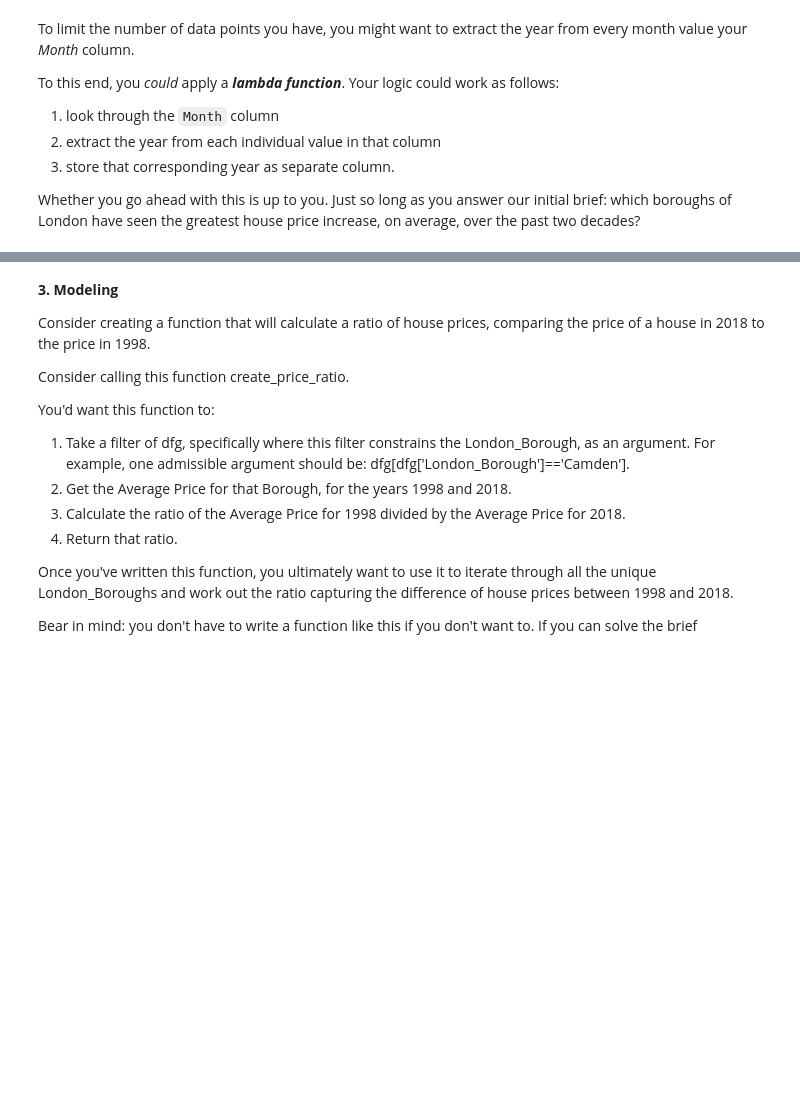
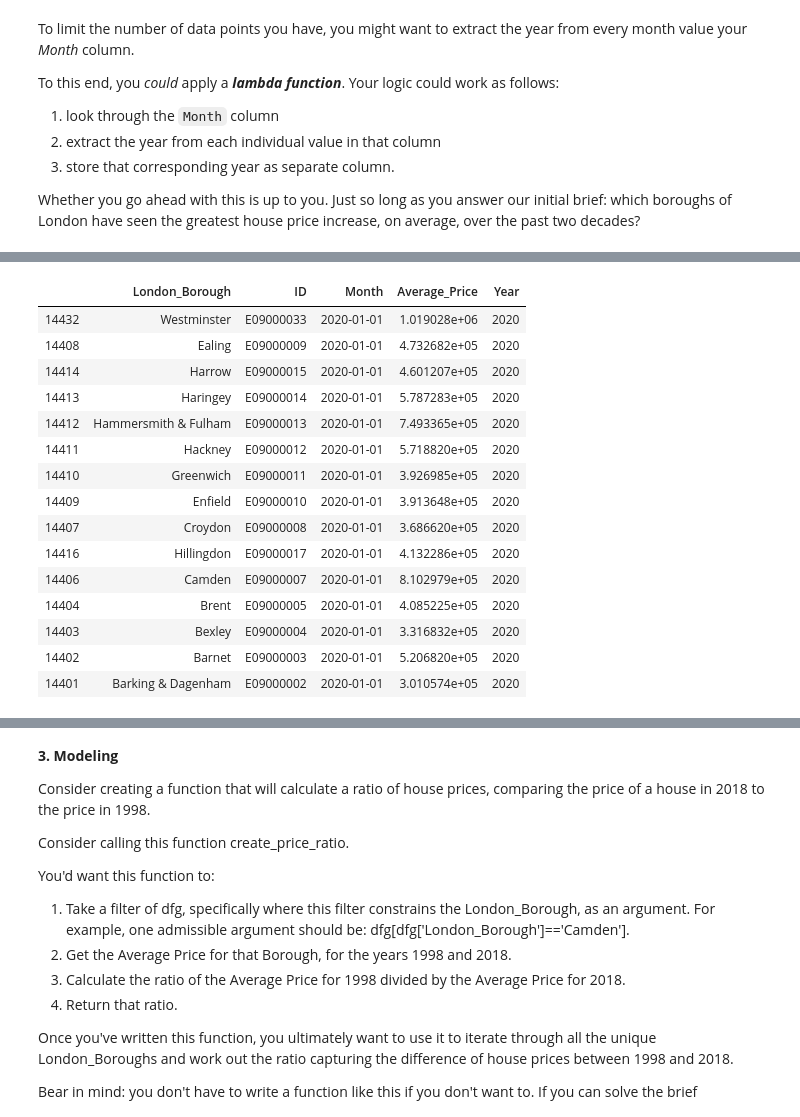
Before and after one commit to grizabella07/Springboard, a Jupyter notebook: Unit 4 Challenge - Tier 3.ipynb, the cells around one changed output, grey strips where cells are left out. Drawn from its saved outputs; the diff is of its cells as text; code cells hidden in the pictures; blank space fills up the shorter version.

```diff
--- a/Unit 4 Challenge - Tier 3.ipynb
+++ b/Unit 4 Challenge - Tier 3.ipynb
@@ -205,3 +341,6 @@ To this end, you *could* apply a ***lambda function***. Your logic could work as
 3. store that corresponding year as separate column.
 
 Whether you go ahead with this is up to you. Just so long as you answer our initial brief: which boroughs of London have seen the greatest house price increase, on average, over the past two decades?
+# %%
+df['Year'] = df['Month'].apply(lambda t: t.year)
+df.tail()
@@ -208 +354,20 @@ Whether you go ahead with this is up to you. Just so long as you answer our init
+# %%
+df.sort_values(by='Year',ascending=False).head(15)
+# %% [output]
+|  | London_Borough | ID | Month | Average_Price | Year |
+| 14432 | Westminster | E09000033 | 2020-01-01 | 1.019028e+06 | 2020 |
+| 14408 | Ealing | E09000009 | 2020-01-01 | 4.732682e+05 | 2020 |
+| 14414 | Harrow | E09000015 | 2020-01-01 | 4.601207e+05 | 2020 |
+| 14413 | Haringey | E09000014 | 2020-01-01 | 5.787283e+05 | 2020 |
+| 14412 | Hammersmith & Fulham | E09000013 | 2020-01-01 | 7.493365e+05 | 2020 |
+| 14411 | Hackney | E09000012 | 2020-01-01 | 5.718820e+05 | 2020 |
+| 14410 | Greenwich | E09000011 | 2020-01-01 | 3.926985e+05 | 2020 |
+| 14409 | Enfield | E09000010 | 2020-01-01 | 3.913648e+05 | 2020 |
+| 14407 | Croydon | E09000008 | 2020-01-01 | 3.686620e+05 | 2020 |
+| 14416 | Hillingdon | E09000017 | 2020-01-01 | 4.132286e+05 | 2020 |
+| 14406 | Camden | E09000007 | 2020-01-01 | 8.102979e+05 | 2020 |
+| 14404 | Brent | E09000005 | 2020-01-01 | 4.085225e+05 | 2020 |
+| 14403 | Bexley | E09000004 | 2020-01-01 | 3.316832e+05 | 2020 |
+| 14402 | Barnet | E09000003 | 2020-01-01 | 5.206820e+05 | 2020 |
+| 14401 | Barking & Dagenham | E09000002 | 2020-01-01 | 3.010574e+05 | 2020 |
 # %%
```
Also changed, not shown: parts of 26 cells of this notebook.
